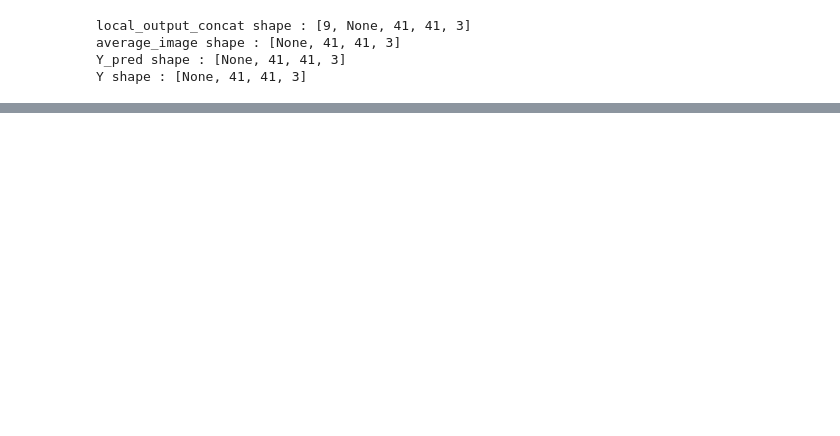
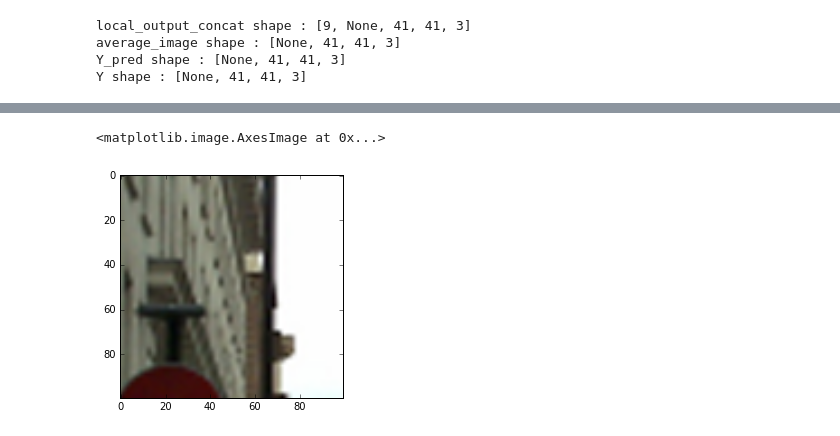
Before and after one commit to goddoe/super-resolution, a Jupyter notebook: src/trainer.ipynb, the cells around one changed output, grey strips where cells are left out. Saved outputs shown, nothing was run; the diff lists cells and outputs as text; code cells hidden in the pictures; blank space fills up the shorter version.

```diff
--- a/src/trainer.ipynb
+++ b/src/trainer.ipynb
@@ -129,3 +134,8 @@ axs[2].set_title("reconstructed image")
+# %%
+plt.imshow(test_img_resized[300:400,300:400])
+# %% [output]
+<matplotlib.image.AxesImage at 0x...>
+[figure, added]
 # %%
 plt.imshow(usrcnn.mean_img.astype(np.uint8))
 # %%
```
Also changed, not shown: parts of 12 cells of this notebook, 4 other files.
